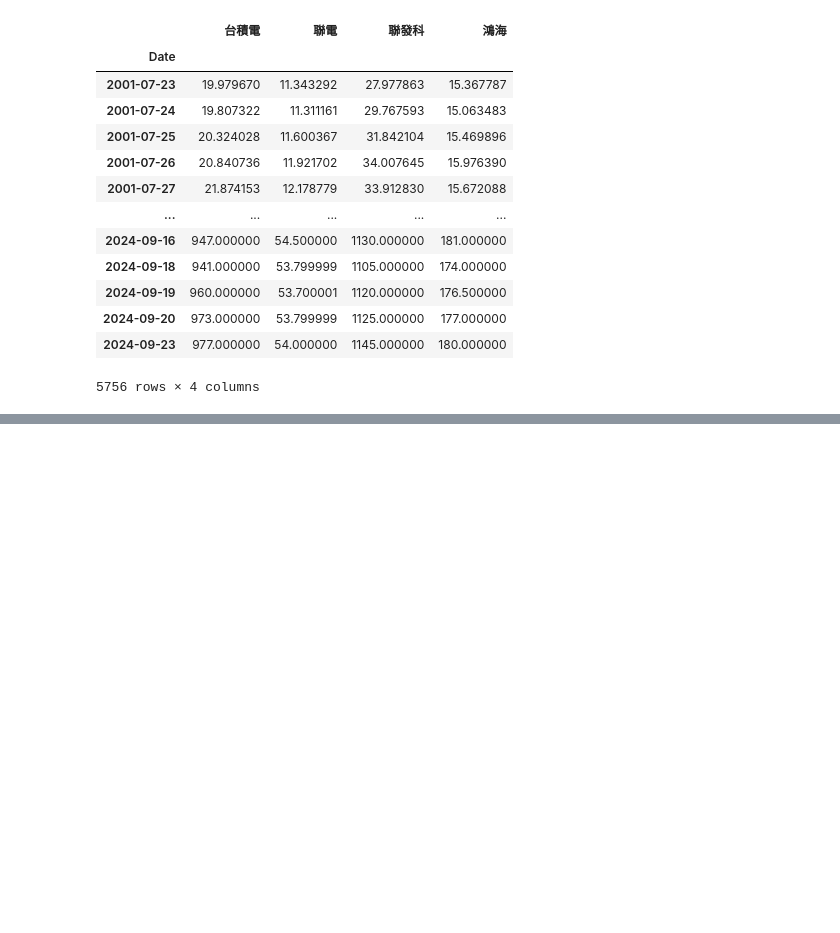
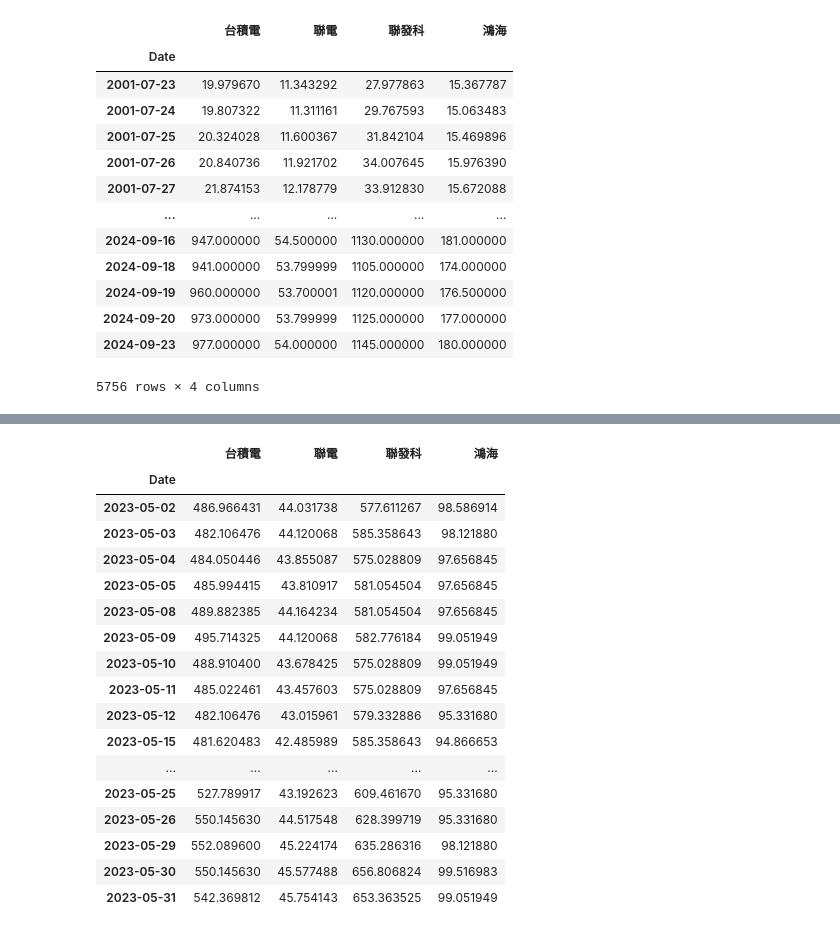
Before and after one commit to SophiaSu0925/__2024_07_29_AI_python, a Jupyter notebook: lesson17/lesson17_4.ipynb, the cells around one changed output, grey strips where cells are left out. Cells and saved outputs as stored; diff of their text form; code cells hidden in the pictures; blank space fills up the shorter version.

```diff
--- a/lesson17/lesson17_4.ipynb
+++ b/lesson17/lesson17_4.ipynb
@@ -112,0 +179,21 @@ prices_df1
+# %%
+prices_df1.loc['2023-05']
+# %% [output]
+|  | 台積電 | 聯電 | 聯發科 | 鴻海 |
+| Date |  |  |  |  |
+| 2023-05-02 | 486.966431 | 44.031738 | 577.611267 | 98.586914 |
+| 2023-05-03 | 482.106476 | 44.120068 | 585.358643 | 98.121880 |
+| 2023-05-04 | 484.050446 | 43.855087 | 575.028809 | 97.656845 |
+| 2023-05-05 | 485.994415 | 43.810917 | 581.054504 | 97.656845 |
+| 2023-05-08 | 489.882385 | 44.164234 | 581.054504 | 97.656845 |
+| 2023-05-09 | 495.714325 | 44.120068 | 582.776184 | 99.051949 |
+| 2023-05-10 | 488.910400 | 43.678425 | 575.028809 | 99.051949 |
+| 2023-05-11 | 485.022461 | 43.457603 | 575.028809 | 97.656845 |
+| 2023-05-12 | 482.106476 | 43.015961 | 579.332886 | 95.331680 |
+| 2023-05-15 | 481.620483 | 42.485989 | 585.358643 | 94.866653 |
+| ... | ... | ... | ... | ... |
+| 2023-05-25 | 527.789917 | 43.192623 | 609.461670 | 95.331680 |
+| 2023-05-26 | 550.145630 | 44.517548 | 628.399719 | 95.331680 |
+| 2023-05-29 | 552.089600 | 45.224174 | 635.286316 | 98.121880 |
+| 2023-05-30 | 550.145630 | 45.577488 | 656.806824 | 99.516983 |
+| 2023-05-31 | 542.369812 | 45.754143 | 653.363525 | 99.051949 |
```
Also changed, not shown: parts of 4 cells of this notebook.
